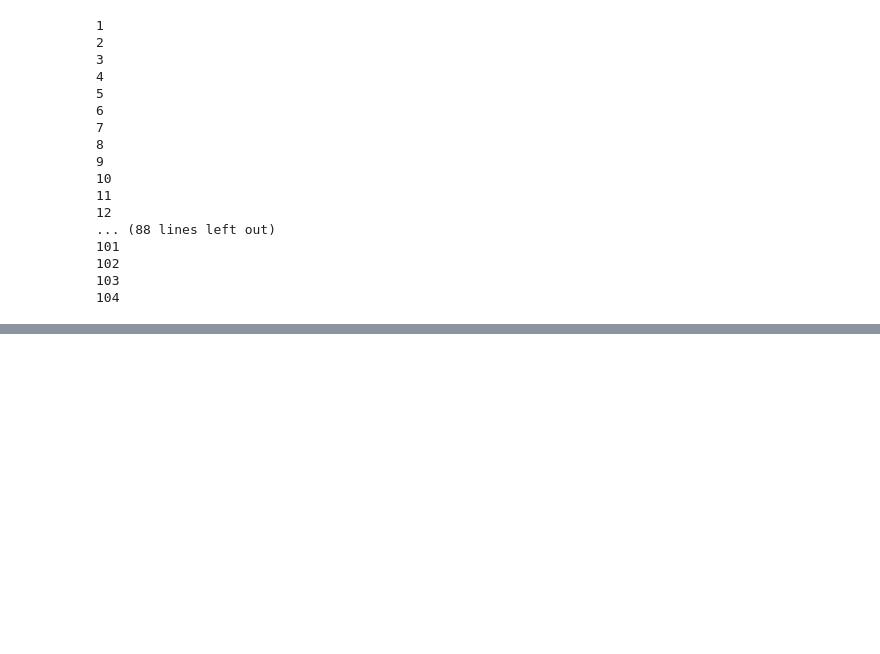
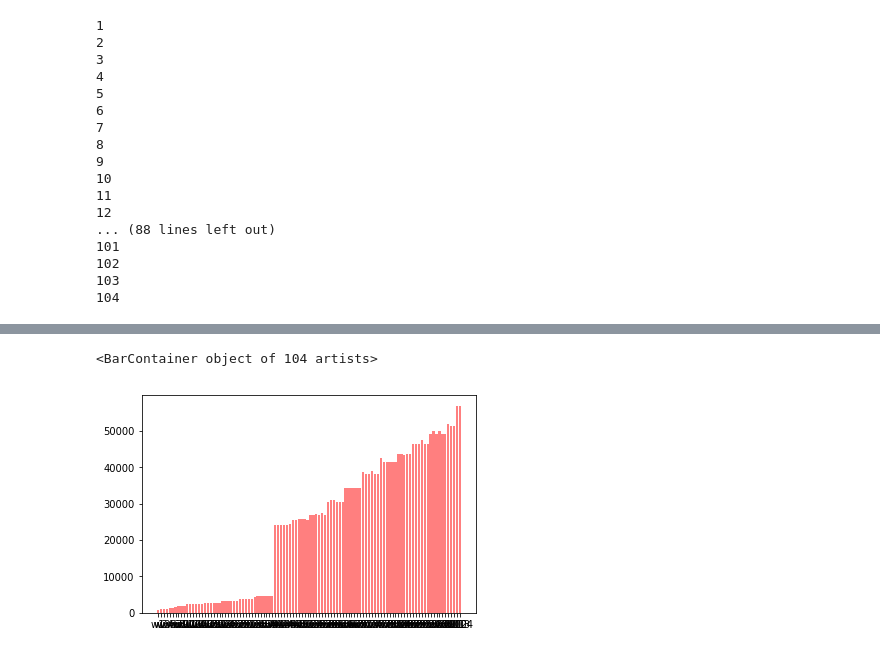
Before and after one commit to StanXian/Project-no.1, a Jupyter notebook: v2_yboy_104.ipynb, the cells around one changed output, grey strips where cells are left out. Saved outputs shown, nothing was run; the diff lists cells and outputs as text; code cells hidden in the pictures; blank space fills up the shorter version.

```diff
--- a/v2_yboy_104.ipynb
+++ b/v2_yboy_104.ipynb
@@ -101,2 +103,7 @@ plt.show
 # %%
 mon_df.to_csv('yodelling walmart boy_104weeks_file.csv', index = None, header=True)
+# %%
+plt.bar(months, total_results, color='r', alpha=0.5, align="center")
+# %% [output]
+<BarContainer object of 104 artists>
+[figure, added]
```
Also changed, not shown: parts of 6 cells of this notebook, 1 other file.
